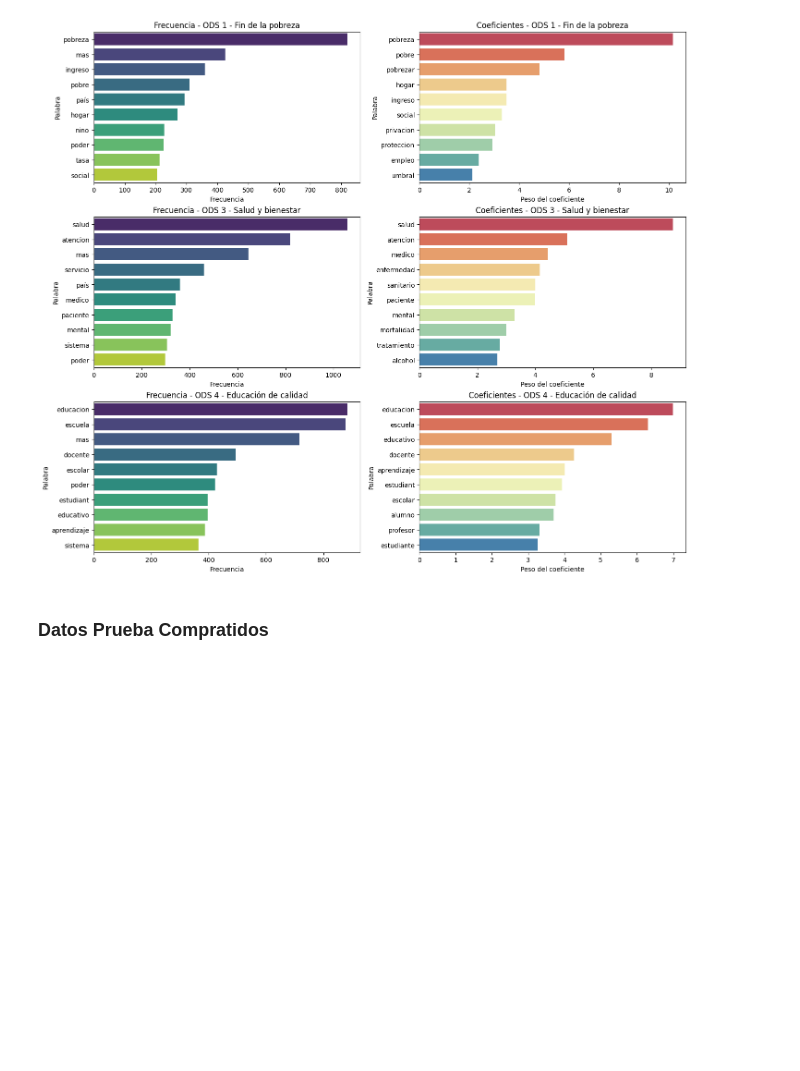
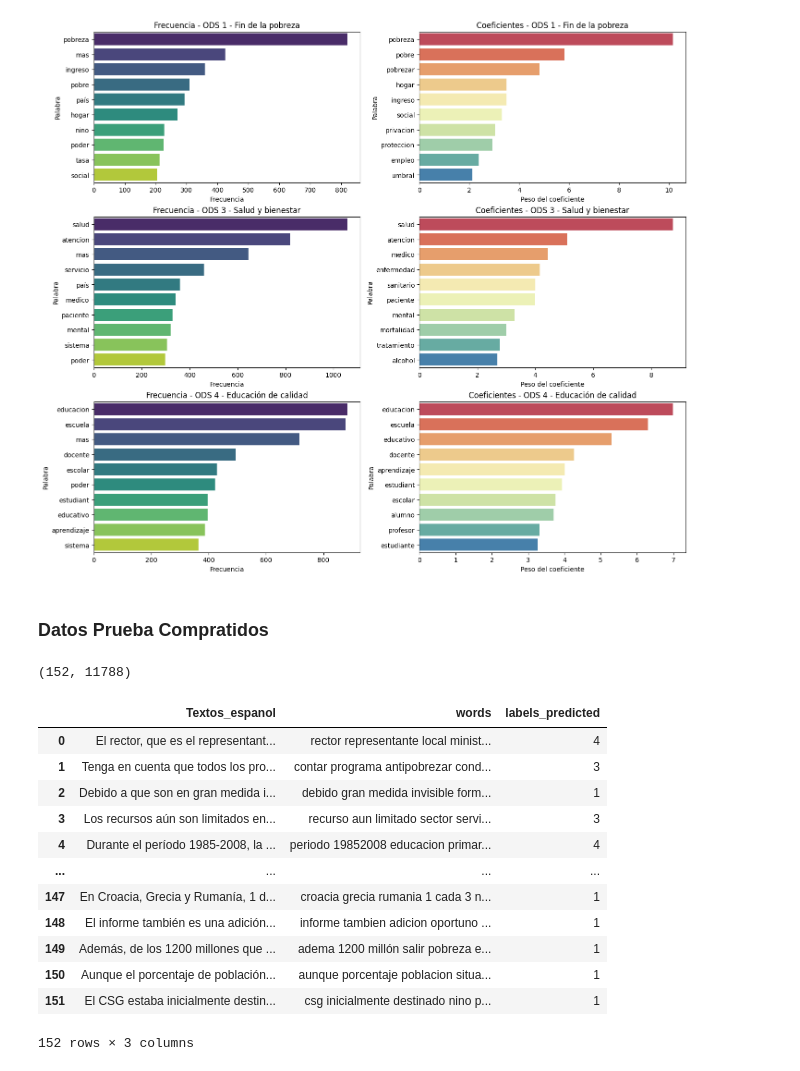
Before and after one commit to Jmi205/ISIS3301-Proyecto1Et1, a Jupyter notebook: Proyecto1_Et1.ipynb, the cells around one changed output. Cells and saved outputs as stored; diff of their text form; code cells hidden in the pictures; blank space fills up the shorter version.

Commit message:
Agregado feature de archivo de prueba

```diff
--- a/Proyecto1_Et1.ipynb
+++ b/Proyecto1_Et1.ipynb
@@ -1073,3 +1072,44 @@ plt.show()
 [figure]
 # %% [markdown]
 ### **Datos Prueba Compratidos**
+# %%
+# Convertir en DF
+share_data = pd.read_excel("Datos de prueba_proyecto.xlsx")
+share_data['words'] = share_data['Textos_espanol'].apply(word_tokenize)
+share_data['words'] = share_data['words'].apply(preprocessing)
+share_data['words'] = share_data['words'].apply(stem_and_lemmatize)
+
+share_data['words'] = share_data['words'].apply(lambda x: ' '.join(map(str, x)))
+
+# Convertirlos al mismo espacio TF-IDF
+X_nuevos = vectorizer.transform(share_data['words'])
+
+print(X_nuevos.shape)
+
+# Predicciones
+predicciones = lr.predict(X_nuevos)
+
+# Probabilidades por clase
+probas = lr.predict_proba(X_nuevos)
+
+share_data['labels_predicted'] = predicciones
+
+share_data.to_excel("datos_prueba_clasificados.xlsx", index=False)   # index=False evita que se guarde la columna del índice
+
+
+share_data
+# %% [output]
+(152, 11788)
+|  | Textos_espanol | words | labels_predicted |
+| 0 | El rector, que es el representant... | rector representante local minist... | 4 |
+| 1 | Tenga en cuenta que todos los pro... | contar programa antipobrezar cond... | 3 |
+| 2 | Debido a que son en gran medida i... | debido gran medida invisible form... | 1 |
+| 3 | Los recursos aún son limitados en... | recurso aun limitado sector servi... | 3 |
+| 4 | Durante el período 1985-2008, la ... | periodo 19852008 educacion primar... | 4 |
+| ... | ... | ... | ... |
+| 147 | En Croacia, Grecia y Rumanía, 1 d... | croacia grecia rumania 1 cada 3 n... | 1 |
+| 148 | El informe también es una adición... | informe tambien adicion oportuno ... | 1 |
+| 149 | Además, de los 1200 millones que ... | adema 1200 millón salir pobreza e... | 1 |
+| 150 | Aunque el porcentaje de población... | aunque porcentaje poblacion situa... | 1 |
+| 151 | El CSG estaba inicialmente destin... | csg inicialmente destinado nino p... | 1 |
+152 rows × 3 columns
```
Also changed, not shown: parts of 5 cells of this notebook, 4 other files.
